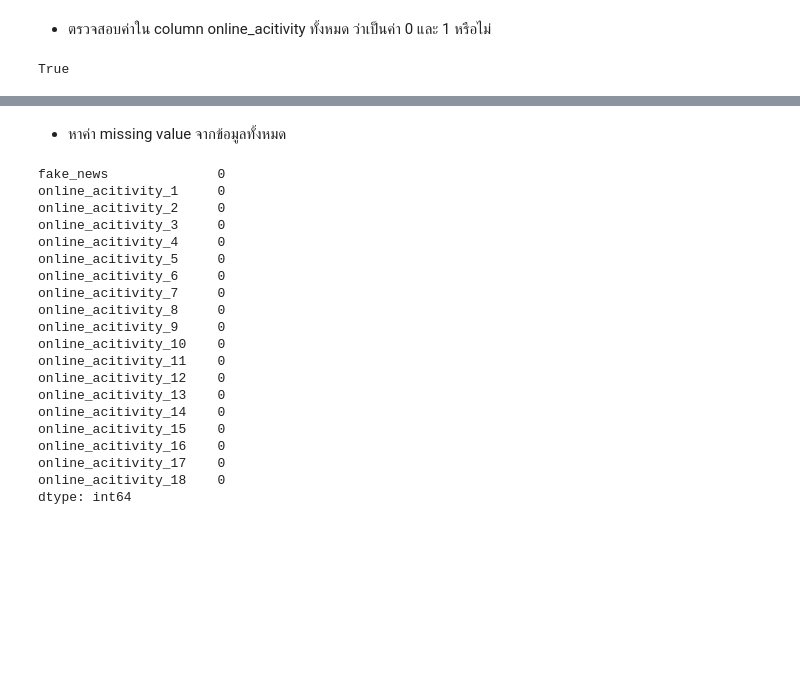
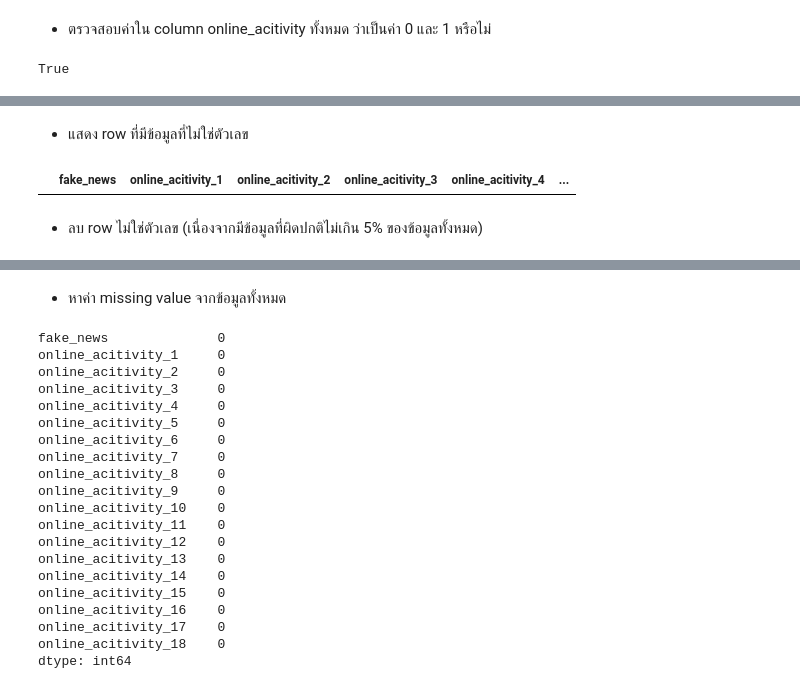
Before and after one commit to Piyaphat23/BSC_DPDM23, a Jupyter notebook: Internet.ipynb, the cells around one changed output, grey strips where cells are left out. Cells and saved outputs as stored; diff of their text form; code cells hidden in the pictures; blank space fills up the shorter version.

```diff
--- a/Internet.ipynb
+++ b/Internet.ipynb
@@ -16,7 +16,7 @@ Mounted at /content/drive
 # %%
 import pandas as pd
 
-df = pd.read_excel('/content/drive/Shareddrives/Internet Behavior/raw-data-iub-2563.xlsx')
+df = pd.read_excel('/content/drive/MyDrive/BSC_DPDM23/raw-data-iub-2563 (3).xlsx')
 
 df
 # %% [output]
@@ -57,0 +90,10 @@ True
+# %% [markdown]
+- แสดง row ที่มีข้อมูลที่ไม่ใช่ตัวเลข
+# %%
+non_numeric_rows = df.apply(lambda x: pd.to_numeric(x, errors='coerce')).isnull().any(axis=1)
+non_numeric_rows_df = df[non_numeric_rows]
+non_numeric_rows_df
+# %% [output]
+|  | fake_news | online_acitivity_1 | online_acitivity_2 | online_acitivity_3 | online_acitivity_4 | ... |
+# %% [markdown]
+- ลบ row ไม่ใช่ตัวเลข (เนื่องจากมีข้อมูลที่ผิดปกติไม่เกิน 5% ของข้อมูลทั้งหมด)
```
Also changed, not shown: parts of 35 cells of this notebook.
